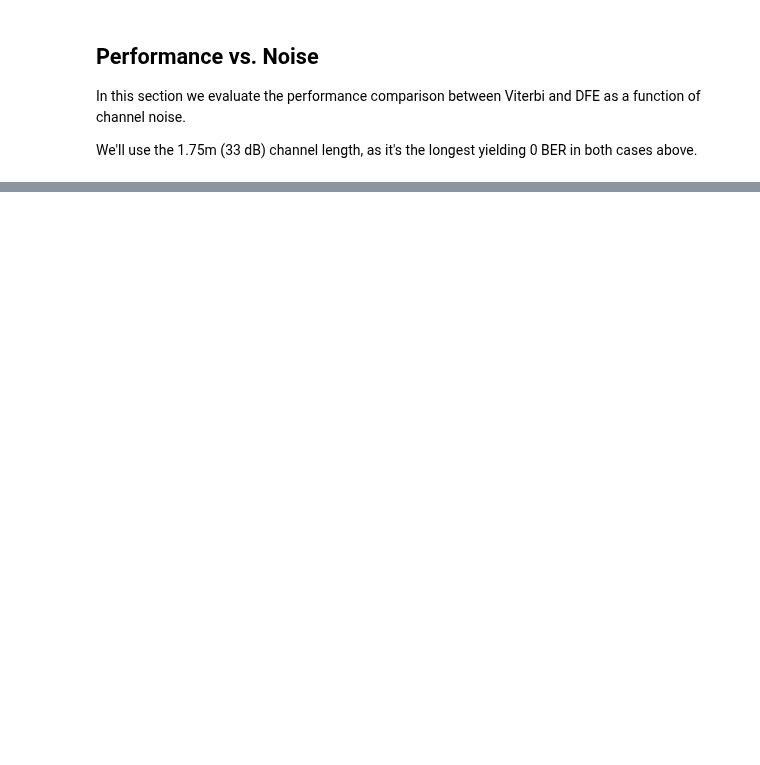
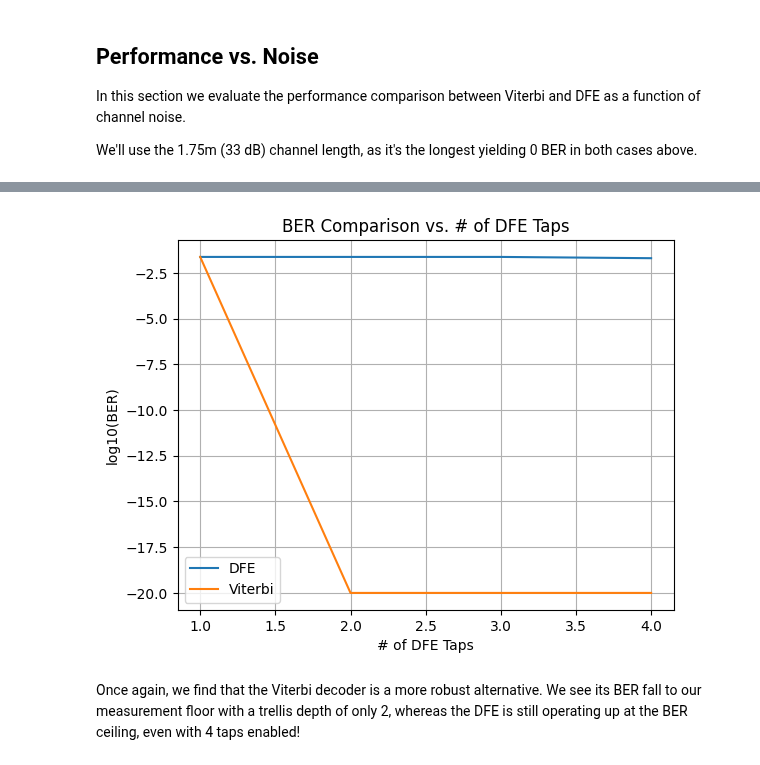
Before and after one commit to capn-freako/PyBERT, a Jupyter notebook: misc/ViterbiTesting/ViterbiTesting.ipynb, the cells around one changed output, grey strips where cells are left out. Drawn from its saved outputs; the diff is of its cells as text; code cells hidden in the pictures; blank space fills up the shorter version.

```diff
--- a/misc/ViterbiTesting/ViterbiTesting.ipynb
+++ b/misc/ViterbiTesting/ViterbiTesting.ipynb
@@ -132,0 +145,34 @@ plt.show()
+# %%
+bit_errs_dfe_taps     = []
+bit_errs_viterbi_taps = []
+n_tapss = [1, 2, 3, 4]
+thePyBERT.load_configuration("chnl_2p0.yaml")
+thePyBERT.rx_use_viterbi     = True
+thePyBERT.use_agc  = False
+thePyBERT.debug    = False
+thePyBERT.rn       = 0.001
+thePyBERT.pn       = 0.000
+thePyBERT.nbits    = 20_000
+thePyBERT.eye_bits = 10_000
+for tap_tuner in thePyBERT.dfe_tap_tuners:
+    tap_tuner.enabled = False
+for n_taps in n_tapss:
+    thePyBERT.dfe_tap_tuners[n_taps - 1].enabled = True  # Only works if `n_tapss` = [1, 2, 3, ...]!
+    thePyBERT.rx_viterbi_symbols = n_taps
+    thePyBERT.simulate(initial_run=False)
+    bit_errs_dfe_taps.append(thePyBERT.bit_errs)
+    bit_errs_viterbi_taps.append(thePyBERT.bit_errs_viterbi)
+# %%
+plt.plot(n_tapss, safe_log10(np.array(bit_errs_dfe_taps) / 10_000), label="DFE")
+plt.plot(n_tapss, safe_log10(np.array(bit_errs_viterbi_taps) / 10_000), label="Viterbi")
+plt.title("BER Comparison vs. # of DFE Taps")
+plt.xlabel("# of DFE Taps")
+plt.ylabel("log10(BER)")
+plt.grid()
+plt.legend()
+plt.show()
+# %% [output]
+[figure, added]
+# %% [markdown]
+Once again, we find that the Viterbi decoder is a more robust alternative.
+We see its BER fall to our measurement floor with a trellis depth of only 2, whereas the DFE is still operating up at the BER ceiling, even with 4 taps enabled!
```
Also changed, not shown: parts of 8 cells of this notebook, 2 other files.
